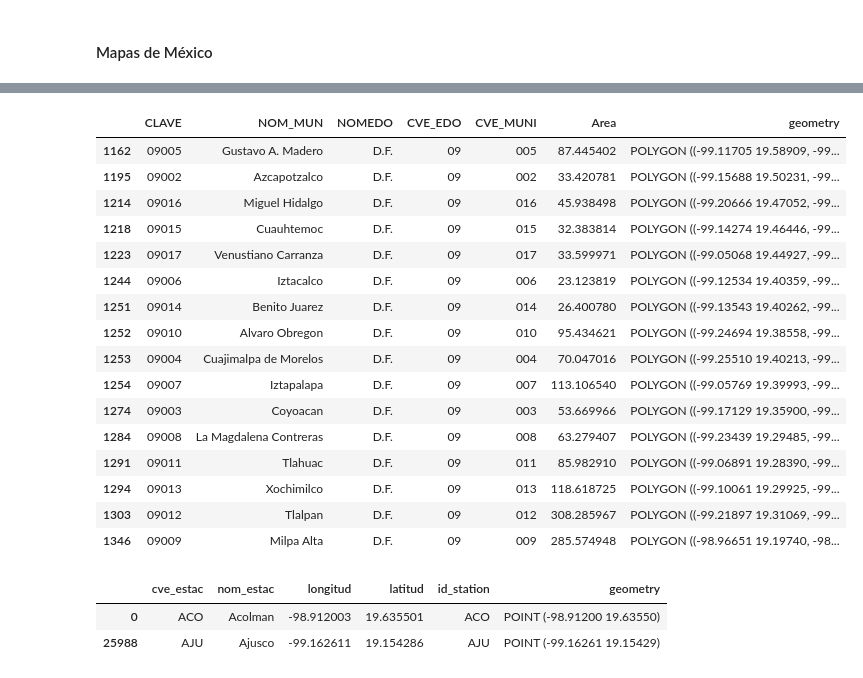
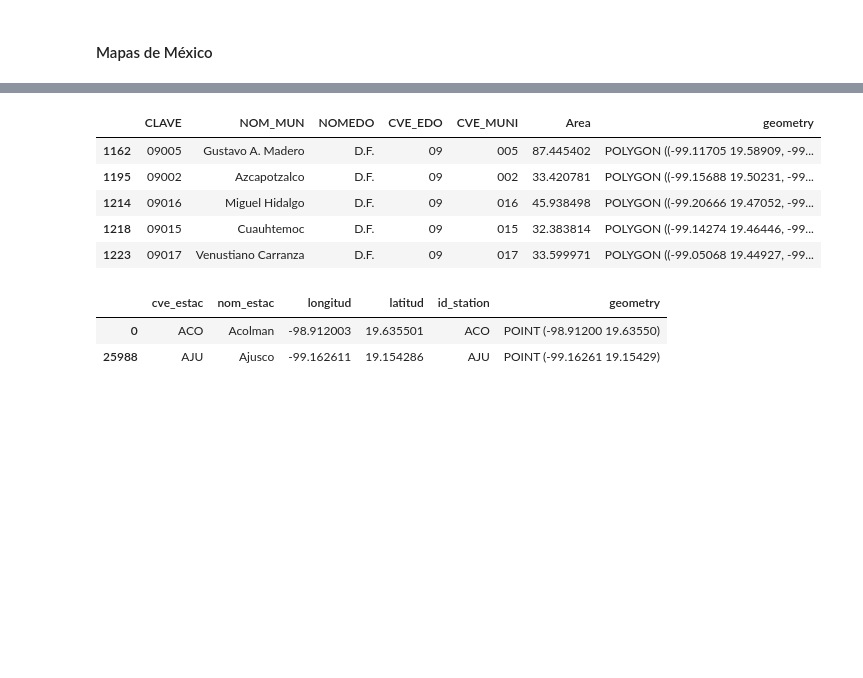
Before and after one commit to JuanGuerreroUP/AirPollution-Forecasting, a Jupyter notebook: AirPollution_CDMX_dataprep.ipynb, the cells around one changed output, grey strips where cells are left out. Cells and saved outputs as stored; diff of their text form; code cells hidden in the pictures; blank space fills up the shorter version.

```diff
--- a/AirPollution_CDMX_dataprep.ipynb
+++ b/AirPollution_CDMX_dataprep.ipynb
@@ -286,21 +289,10 @@ gdf_cdmx = gdf_mx[gdf_mx["CVE_EDO"] == "09"]
 # %%
-gdf_cdmx
+gdf_cdmx.head()
 # %% [output]
 |  | CLAVE | NOM_MUN | NOMEDO | CVE_EDO | CVE_MUNI | Area | geometry |
 | 1162 | 09005 | Gustavo A. Madero | D.F. | 09 | 005 | 87.445402 | POLYGON ((-99.11705 19.58909, -99... |
 | 1195 | 09002 | Azcapotzalco | D.F. | 09 | 002 | 33.420781 | POLYGON ((-99.15688 19.50231, -99... |
 | 1214 | 09016 | Miguel Hidalgo | D.F. | 09 | 016 | 45.938498 | POLYGON ((-99.20666 19.47052, -99... |
 | 1218 | 09015 | Cuauhtemoc | D.F. | 09 | 015 | 32.383814 | POLYGON ((-99.14274 19.46446, -99... |
 | 1223 | 09017 | Venustiano Carranza | D.F. | 09 | 017 | 33.599971 | POLYGON ((-99.05068 19.44927, -99... |
-| 1244 | 09006 | Iztacalco | D.F. | 09 | 006 | 23.123819 | POLYGON ((-99.12534 19.40359, -99... |
-| 1251 | 09014 | Benito Juarez | D.F. | 09 | 014 | 26.400780 | POLYGON ((-99.13543 19.40262, -99... |
-| 1252 | 09010 | Alvaro Obregon | D.F. | 09 | 010 | 95.434621 | POLYGON ((-99.24694 19.38558, -99... |
-| 1253 | 09004 | Cuajimalpa de Morelos | D.F. | 09 | 004 | 70.047016 | POLYGON ((-99.25510 19.40213, -99... |
-| 1254 | 09007 | Iztapalapa | D.F. | 09 | 007 | 113.106540 | POLYGON ((-99.05769 19.39993, -99... |
-| 1274 | 09003 | Coyoacan | D.F. | 09 | 003 | 53.669966 | POLYGON ((-99.17129 19.35900, -99... |
-| 1284 | 09008 | La Magdalena Contreras | D.F. | 09 | 008 | 63.279407 | POLYGON ((-99.23439 19.29485, -99... |
-| 1291 | 09011 | Tlahuac | D.F. | 09 | 011 | 85.982910 | POLYGON ((-99.06891 19.28390, -99... |
-| 1294 | 09013 | Xochimilco | D.F. | 09 | 013 | 118.618725 | POLYGON ((-99.10061 19.29925, -99... |
-| 1303 | 09012 | Tlalpan | D.F. | 09 | 012 | 308.285967 | POLYGON ((-99.21897 19.31069, -99... |
-| 1346 | 09009 | Milpa Alta | D.F. | 09 | 009 | 285.574948 | POLYGON ((-98.96651 19.19740, -98... |
 # %%
```
Also changed, not shown: parts of 110 cells of this notebook, 7 other files.
